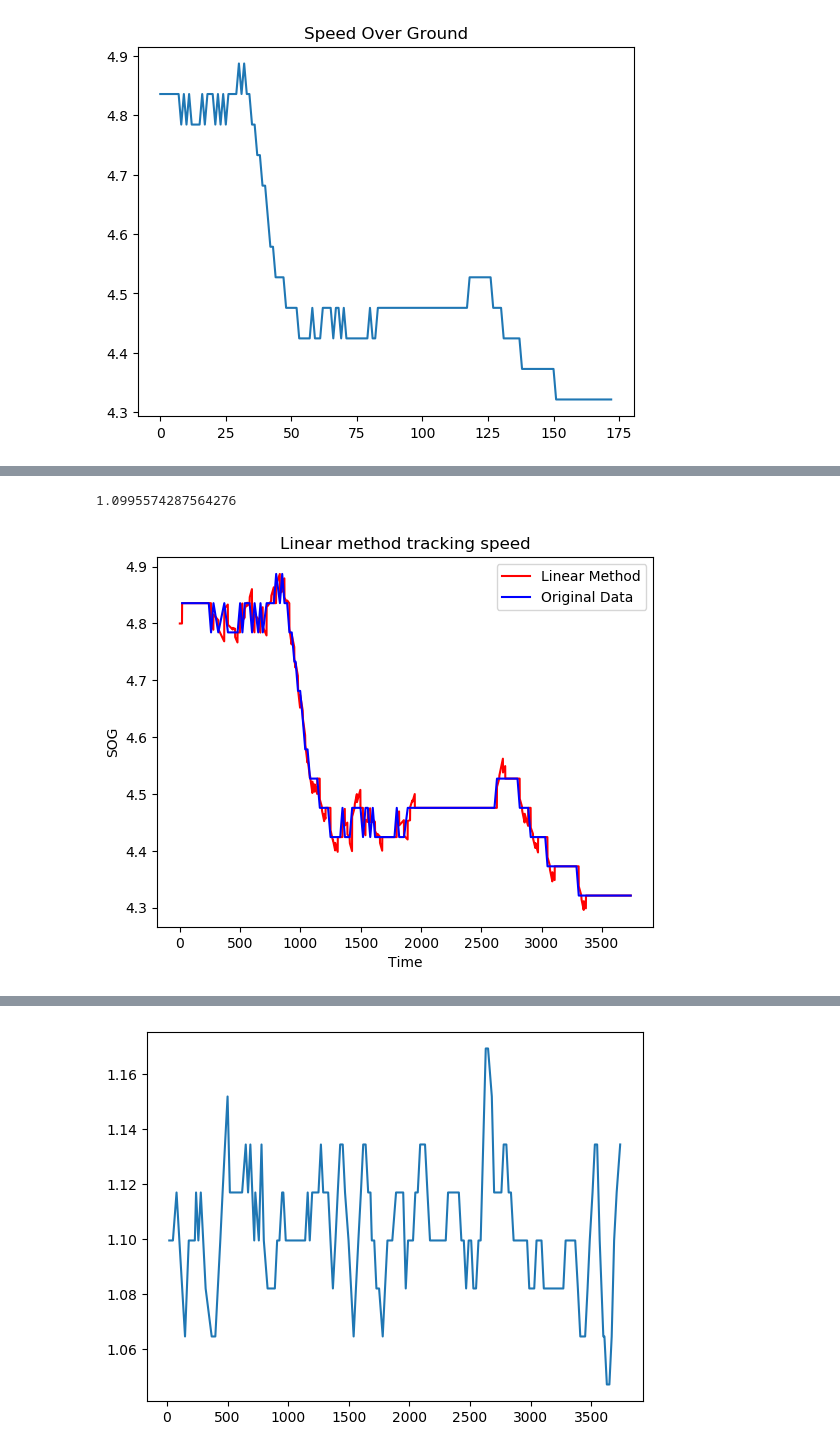
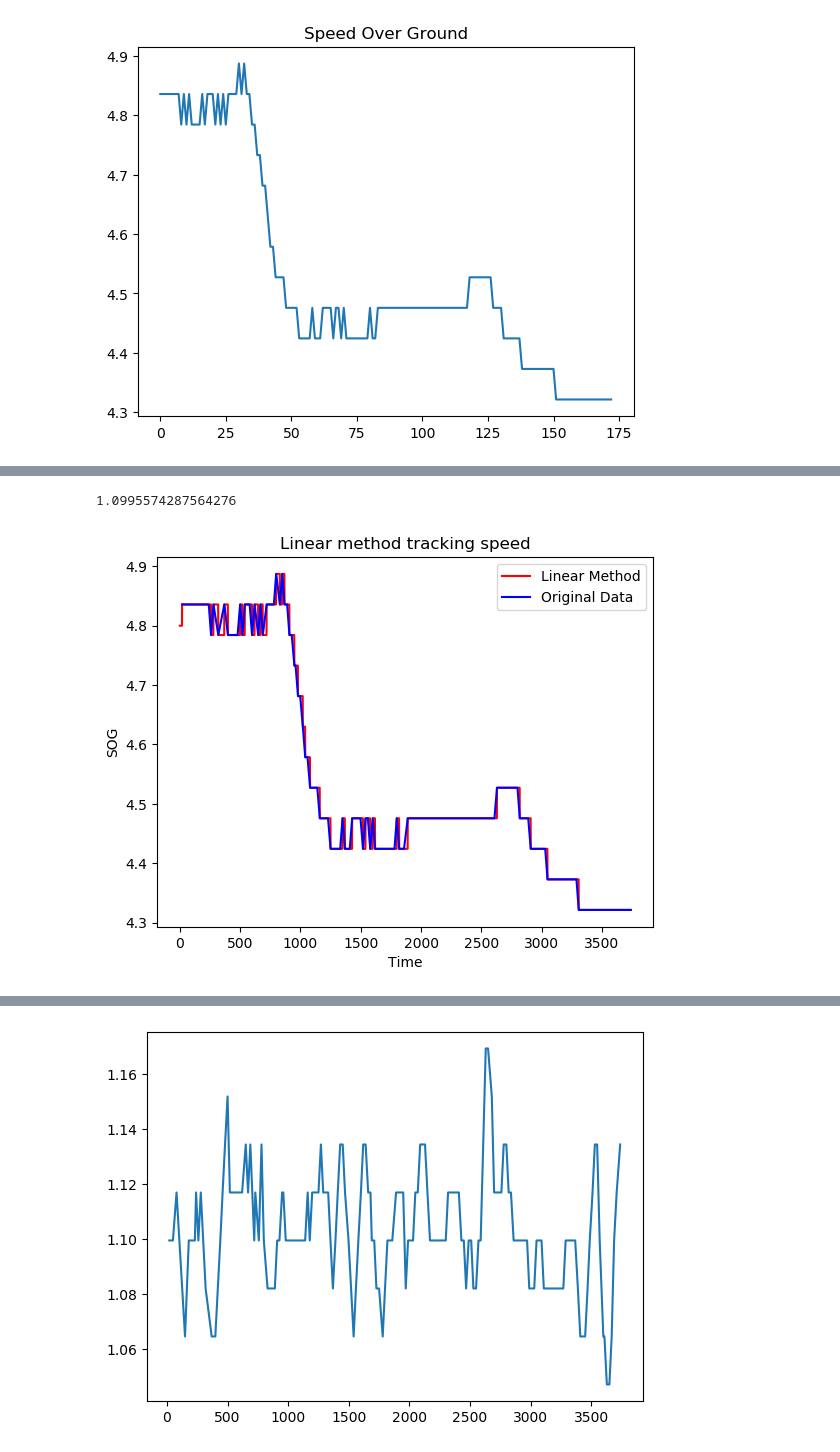
Before and after one commit to cnburger/AIS_KalmanFilter, a Jupyter notebook: Time Sampling.ipynb, the cells around one changed output, grey strips where cells are left out. Saved outputs shown, nothing was run; the diff lists cells and outputs as text; code cells hidden in the pictures.

Commit message:
Linear Method Added

```diff
--- a/Time Sampling.ipynb
+++ b/Time Sampling.ipynb
@@ -584,7 +584,18 @@ orig_speedY = []
 speed_pred = []
 
 # REMEMBER HISTORY OF MODEL
-remember_history = 3
+remember_history = 0
+
+#
+X_have = df_mmsi['long'].values
+Y_have = df_mmsi['lat'].values
+X_loc_pred = []
+Y_loc_pred = []
+X_new =  X_have[0]
+Y_new = Y_have[0]
+X_error = 0
+Y_error = 0
+
 
 
 #Initial Regression guess
@@ -617,12 +628,27 @@ for sec in sec_range:
         pred_speed = np.append(pred_speed,predict_speed_value)
 
         #SPEED IN X AN Y AXIS
-        pred_speedX.append(predict_speed_value[0][0]*np.cos(current_course))
-        pred_speedY.append(predict_speed_value[0][0]*np.sin(current_course))
+        pred_X_axis_speed = predict_speed_value[0][0]*np.cos(current_course)
+        pred_speedX.append(pred_X_axis_speed)
+        pred_Y_axis_speed = predict_speed_value[0][0]*np.sin(current_course)
+        pred_speedY.append(pred_Y_axis_speed)
+
+        # SAVING ORIGINAL VALUES
+        orig_speedX.append(speed[counter_sec]*np.cos(course[counter_sec]))
+        orig_speedY.append(speed[counter_sec]*np.sin(course[counter_sec]))
+
+        #PREDICTING MOVEMENT IN X AND Y
+        X_new = X_new + pred_X_axis_speed
+        X_error = X_have[counter_sec] - X_new  # to update next position to the correct spot c
+        X_loc_pred.append(X_new)
+
+        Y_new = Y_new + pred_Y_axis_speed
+        Y_error = Y_have[counter_sec] - Y_new  # to update next position to the correct spot c
+        Y_loc_pred.append(Y_new)
 
 
-        orig_speedX.append(speed[counter_sec]*np.cos(course[counter_sec]))
-        orig_speedY.append(speed[counter_sec]*np.sin(course[counter_sec]))
+
+
 
         #Counter to walk through list
         counter_sec += 1
@@ -633,41 +659,91 @@ for sec in sec_range:
         #SPEED
         pred_speed = np.append(pred_speed, predict_speed_value)
         #SPEED IN X AN Y AXIS
-        pred_speedX.append(predict_speed_value[0][0]*np.cos(current_course))
-        pred_speedY.append(predict_speed_value[0][0]*np.sin(current_course))
+        pred_X_axis_speed = predict_speed_value[0][0]*np.cos(current_course)
+        pred_speedX.append(pred_X_axis_speed)
+        pred_Y_axis_speed = predict_speed_value[0][0]*np.sin(current_course)
+        pred_speedY.append(pred_Y_axis_speed)
+
+        #PREDICTING MOVEMENT IN X AND Y
+        X_new = X_new + pred_X_axis_speed + X_error
+        X_error = 0
+
+        Y_new = Y_new + pred_Y_axis_speed + Y_error
+        Y_error = 0
+
+        Y_loc_pred.append(Y_new)
+        X_loc_pred.append(X_new)
 
 
 
 
 # PLOTTING
 plt.plot(sec_range,pred_speed,'r-')
 plt.plot(time,speed,"b-")
 legend_data = ["Linear Method", "Original Data"]
 plt.legend(legend_data,loc = 'best')
 plt.title("Linear method tracking speed")
 plt.ylabel("SOG")
 plt.xlabel("Time")
 plt.show()
 
 #print(pred_speedX)
 plt.plot(sec_range,np.array(pred_speedX),'r-')
 plt.plot(time,np.array(orig_speedX),'b-')
 legend_data = ["Linear Method", "Original Data"]
 plt.legend(legend_data,loc = 'best')
-plt.title("Speed in X tracking")
+plt.title("Speed in X-axis tracking")
 plt.ylabel("SOG")
 plt.xlabel("Time")
 plt.show()
 
 
 plt.plot(sec_range,np.array(pred_speedY),'r-')
 plt.plot(time,np.array(orig_speedY),'b-')
 legend_data = ["Linear Method", "Original Data"]
 plt.legend(legend_data,loc = 'best')
-plt.title("SPEED IN Y tracking")
+plt.title("Speed in Y-axis tracking")
 plt.ylabel("SOG")
 plt.xlabel("Time")
 plt.show()
+
+
+plt.plot(sec_range,np.array(pred_speedY),'r-')
+plt.plot(time,np.array(orig_speedY),'b-')
+legend_data = ["Linear Method", "Original Data"]
+plt.legend(legend_data,loc = 'best')
+plt.title("Speed in Y-axis tracking")
+plt.ylabel("SOG")
+plt.xlabel("Time")
+plt.show()
+
+
+plt.plot(sec_range,np.array(X_loc_pred),'b-')
+plt.plot(time,X_have,'r-')
+legend_data = ["Linear Method", "Original Data"]
+plt.legend(legend_data,loc = 'best')
+plt.title("Speed in Y-axis tracking")
+plt.ylabel("SOG")
+plt.xlabel("Time")
+plt.show()
+
+plt.plot(sec_range,np.array(Y_loc_pred),'b-')
+plt.plot(time,Y_have,'r-')
+legend_data = ["Linear Method", "Original Data"]
+plt.legend(legend_data,loc = 'best')
+plt.title("Speed in X-axis tracking")
+plt.ylabel("SOG")
+plt.xlabel("Time")
+plt.show()
+
+plt.plot(Y_have, X_have,'bx')
+plt.plot(Y_loc_pred,X_loc_pred,'r-')
+legend_data = ["Original Data","Linear Method" ]
+plt.legend(legend_data,loc = 'best')
+plt.title("FINAL RESULT - LINEAR")
+plt.ylabel("SOG")
+plt.xlabel("Time")
+plt.show()
 # %% [output]
 1.0995574287564276
-[figure, old version]
+[figure, new version]
```
Also changed, not shown: parts of 2 cells of this notebook.
